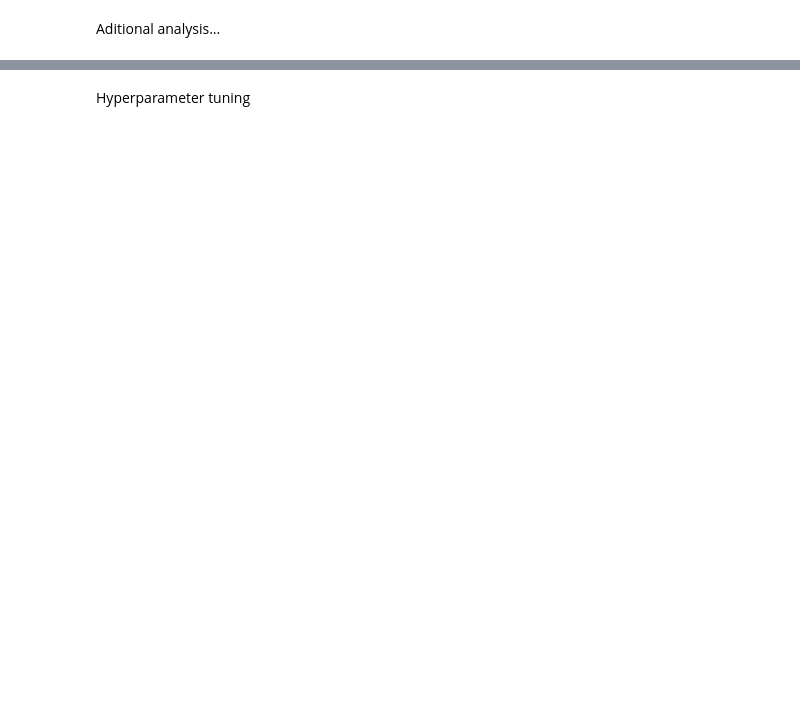
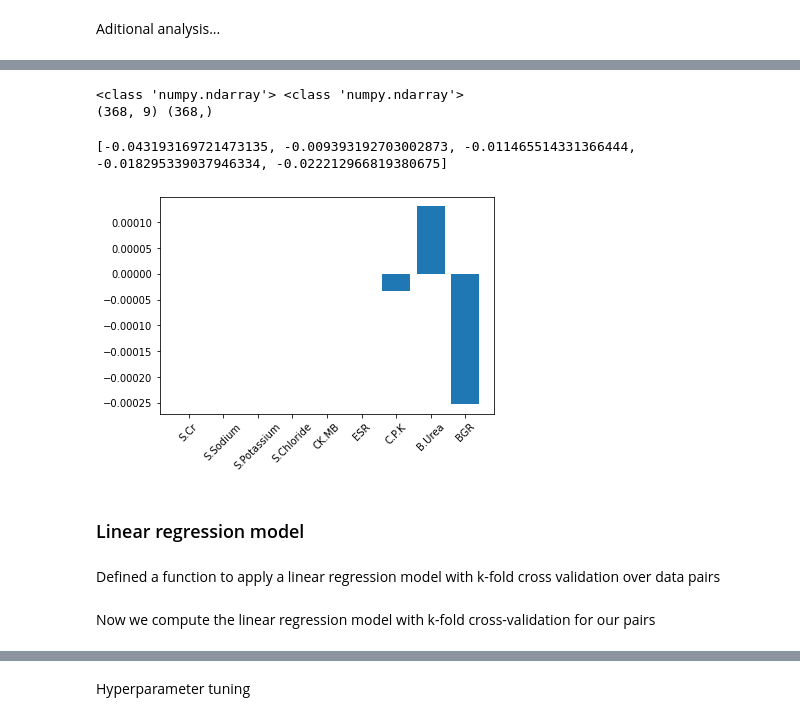
Before and after one commit to GBala-PrptlStdnt/-UCDPA_GregBala-, a Jupyter notebook: Predicting Heart Failure - Term project.ipynb, the cells around one changed output, grey strips where cells are left out. Drawn from its saved outputs; the diff is of its cells as text; code cells hidden in the pictures; blank space fills up the shorter version.

```diff
--- a/Predicting Heart Failure - Term project.ipynb
+++ b/Predicting Heart Failure - Term project.ipynb
@@ -677,0 +603,12 @@ plt.show()
+# %%
+#Define dataset to use
+
+X = df_bloods_chem.drop("Mortality", axis=1).values
+y = df_bloods_chem["Mortality"].values
+
+print(type(X), type(y))
+#print(yone.shape, X.shape)
+print(X.shape, y.shape)
+# %% [output]
+<class 'numpy.ndarray'> <class 'numpy.ndarray'>
+(368, 9) (368,)
@@ -677,0 +624,35 @@ plt.show()
+# %%
+# Lasso regression model
+#Best at a=0.01
+from sklearn.linear_model import Lasso
+scores = []
+for alpha in [0.01, 1.0, 10.0, 20.0, 50.0]:
+    lasso = Lasso(alpha=alpha)
+    lasso.fit(X_train, y_train)
+    lasso_pred = lasso.predict(X_test)
+    scores.append(lasso.score(X_test, y_test))
+print(scores)
+# %% [output]
+[-0.043193169721473135, -0.009393192703002873, -0.011465514331366444, -0.018295339037946334, -0.022212966819380675]
+# %%
+#Lasso model to perform feature selection for Mortality
+#Use alpha determined in previous step: 1.0
+from sklearn.linear_model import Lasso
+names = df_bloods_chem.columns
+lasso = Lasso(alpha=1.0)
+lasso.fit(X, y)
+lasso_coef = lasso.coef_
+
+sort_indices = np.argsort(np.abs(lasso_coef))
+sorted_names = names[sort_indices]
+sorted_lasso_coef = lasso_coef[sort_indices]
+
+plt.bar(sorted_names, sorted_lasso_coef)
+plt.xticks(rotation=45)
+plt.show()
+# %% [output]
+[figure, added]
+# %% [markdown]
+### Linear regression model
+# %% [markdown]
+Defined a function to apply a linear regression model with k-fold cross validation over data pairs
@@ -677,0 +719,2 @@ plt.show()
+# %% [markdown]
+Now we compute the linear regression model with k-fold cross-validation for our pairs
```
Also changed, not shown: parts of 51 cells of this notebook.
